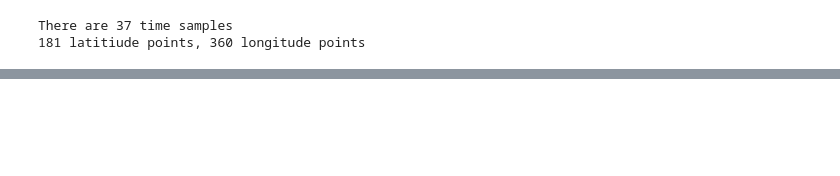
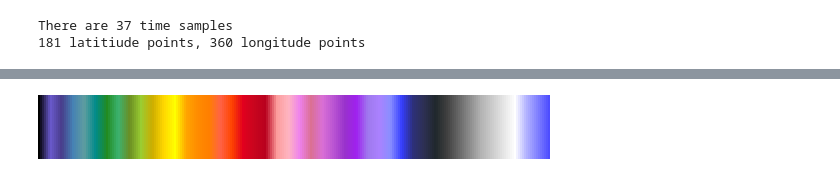
Before and after one commit to ta440/DCMIP2025, a Jupyter notebook: plotting/squall_line_plot.ipynb, the cells around one changed output, grey strips where cells are left out. Saved outputs shown, nothing was run; the diff lists cells and outputs as text; code cells hidden in the pictures; blank space fills up the shorter version.

Commit message:
update with RAD_REF plotting options

```diff
--- a/plotting/squall_line_plot.ipynb
+++ b/plotting/squall_line_plot.ipynb
@@ -140,6 +145,85 @@ elif field == "div":
     field_vals = small_earth_fact*mpc.divergence(uv_ds['U'], uv_ds['V'])
 else:
     field_vals = interp_field_vals
+# %%
+# define RAD_REF colorbar:
+from matplotlib.colors import LinearSegmentedColormap,ListedColormap
+###################################################
+#                                                 #
+#     Define Ben's Base Reflectivity Colormap:    #
+#   https://www.wxtools.org/reflectivity/bens-br  #
+#                                                 #
+###################################################
+
+from matplotlib.colors import LinearSegmentedColormap,ListedColormap
+# dictionary from RGB color to the corresponding DBZ value
+colors_dict = {
+    (0, 0, 0): -10,
+    (106, 90, 205): 10,
+    (72, 61, 139): 12,
+    (70, 130, 180): 14,
+    (95, 158, 160): 16,
+    (0, 139, 139): 18,
+    (34, 139, 34): 20,
+    (60, 179, 113): 22,
+    (107, 142, 35): 24,
+    (154, 205, 50): 26,
+    (205, 173, 0): 28,
+    (255, 215, 0): 30,
+    (255, 255, 0): 32,
+    (255, 165, 0): 34,
+    (255, 140, 0): 36,
+    (255, 127, 0): 38,
+    (255, 99, 71): 40,
+    (255, 69, 0): 42,
+    (226, 1, 30): 44,
+    (200, 6, 30): 46,
+    (185, 1, 30): 48,
+    (252, 156, 156): 50,
+    (255, 182, 193): 52,
+    (238, 130, 238): 54,
+    (219, 112, 147): 56,
+    (218, 112, 214): 58,
+    (186, 85, 211): 60,
+    (153, 50, 204): 62,
+    (160, 32, 240): 64,
+    (159, 121, 238): 66,
+    (171, 130, 255): 68,
+    (138, 143, 255): 70,
+    (54, 62, 255): 72,
+    (45, 48, 122): 74,
+    (45, 48, 82): 76,
+    (32, 40, 44): 78,
+    (0, 0, 0): 80,  # Note: The dBZ of 80 uses the same color as -10 DBZ
+    (64, 64, 64): 82,
+    (102, 102, 102): 84,
+    (140, 140, 140): 86,
+    (179, 179, 179): 88,
+    (204, 204, 204): 90,
+    (230, 230, 230): 92,
+    (255, 255, 255): 94,
+    (179, 179, 255): 96,
+    (128, 128, 255): 98,
+    (77, 77, 255): 100
+    #(240, 200, 240, 4): 100,  # alternative solid color upper bound, requires alpha
+    #(250, 250, 250, 5): 100,  # alternative solid color upper bound, requires alpha
+}
+
+
+# Extracting RGB values
+rgb_values = np.array(list(colors_dict.keys()))/255
+
+# Extracting DBZ values
+dbz_values = np.array(list(colors_dict.values()))
+
+# make a discete, listed, colormap
+rr_cmap_disc = ListedColormap(rgb_values,name="Ben's Base Reflectivity (Discrete)")
+
+# make a continuous colormap from the discrete set of colors
+rr_cmap_cont = LinearSegmentedColormap.from_list("Ben's Base Reflectivity (Continuous)",rgb_values)
+rr_cmap_cont
+# %% [output]
+[figure, added]
 # %%
 # Make the plot!
 # fig, axes = plt.subplots(len(t_idxs),1, figsize=(6.5,10.0*len(t_idxs)/4.0), sharex=True, layout='constrained')
```
Also changed, not shown: parts of 6 cells of this notebook.
